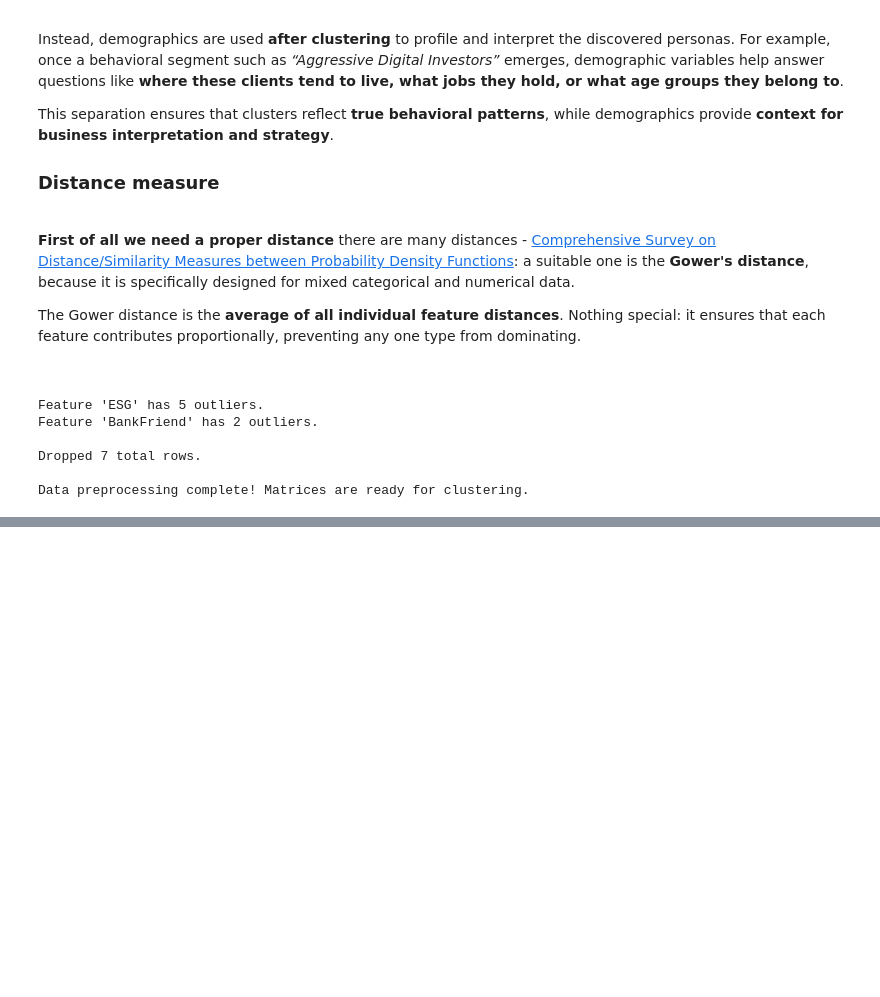
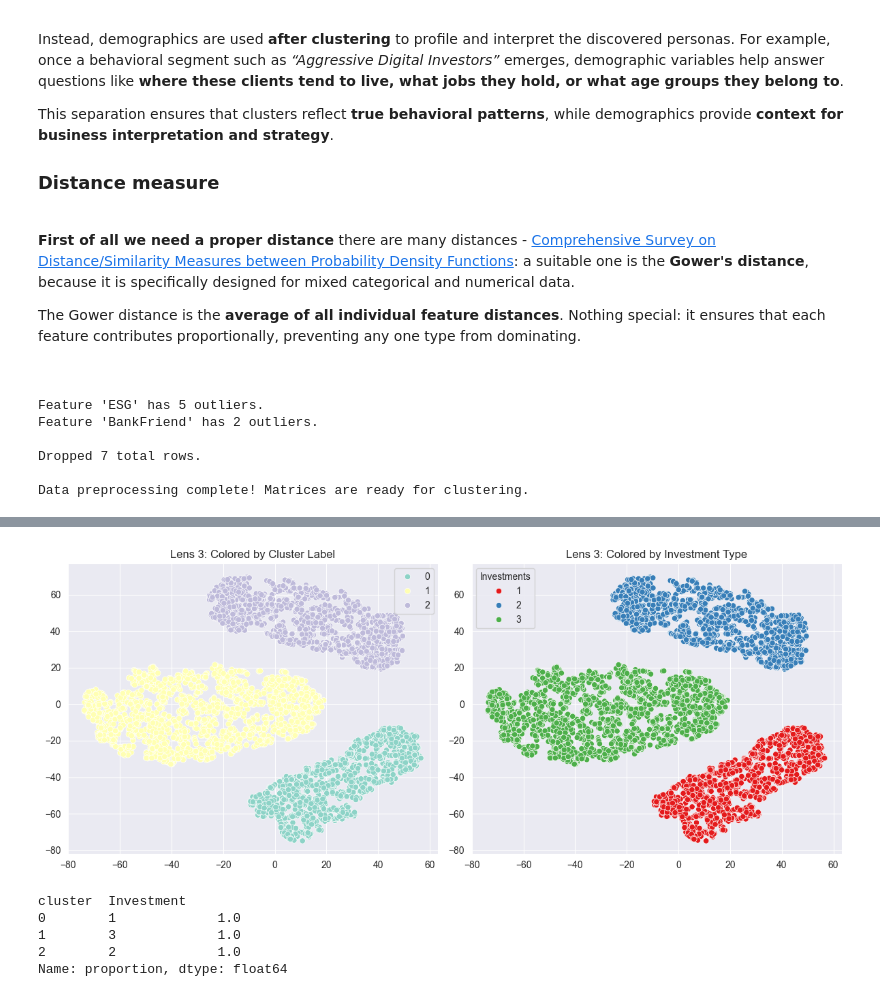
Before and after one commit to Smael-olk/Fintech, a Jupyter notebook: BusinessCase1/Main_Amir.ipynb, the cells around one changed output, grey strips where cells are left out. Cells and saved outputs as stored; diff of their text form; code cells hidden in the pictures; blank space fills up the shorter version.

```diff
--- a/BusinessCase1/Main_Amir.ipynb
+++ b/BusinessCase1/Main_Amir.ipynb
@@ -333,0 +378,37 @@ Calculating Global t-SNE...
+# %%
+import matplotlib.pyplot as plt
+import seaborn as sns
+
+fig, axes = plt.subplots(1, 2, figsize=(12, 5))
+
+# Plot 1: Colored by your Model's Clusters (What you already saw)
+sns.scatterplot(x=tsne_lens3[:, 0], y=tsne_lens3[:, 1], hue=labels_lens3, palette='Set3', ax=axes[0])
+axes[0].set_title('Lens 3: Colored by Cluster Label')
+
+# Plot 2: Colored by the RAW Investment Variable
+sns.scatterplot(x=tsne_lens3[:, 0], y=tsne_lens3[:, 1], hue=df_lens3['Investments'], palette='Set1', ax=axes[1])
+axes[1].set_title('Lens 3: Colored by Investment Type')
+
+plt.tight_layout()
+plt.show()
+# %% [output]
+[figure, added]
+# %%
+# Step 1 — cluster on BEHAVIOR only (no Investment)
+best_k3, weights3, score3, dist_mat_lens3 = Utilities.build_lens_distance(
+    df_lens3_norm,
+    cont_cols=['LifeStyle', 'Luxury', 'Saving', 'ESG']
+    # Investment deliberately excluded
+)
+
+# Step 2 — after clustering, analyze how Investment distributes across clusters
+df_lens3_norm['cluster']    = labels_lens3
+df_lens3_norm['Investment'] = df_lens3['Investments'].values
+
+print(df_lens3_norm.groupby('cluster')['Investment'].value_counts(normalize=True))
+# %% [output]
+cluster  Investment
+0        1             1.0
+1        3             1.0
+2        2             1.0
+Name: proportion, dtype: float64
```
Also changed, not shown: parts of 8 cells of this notebook, 3 other files.
